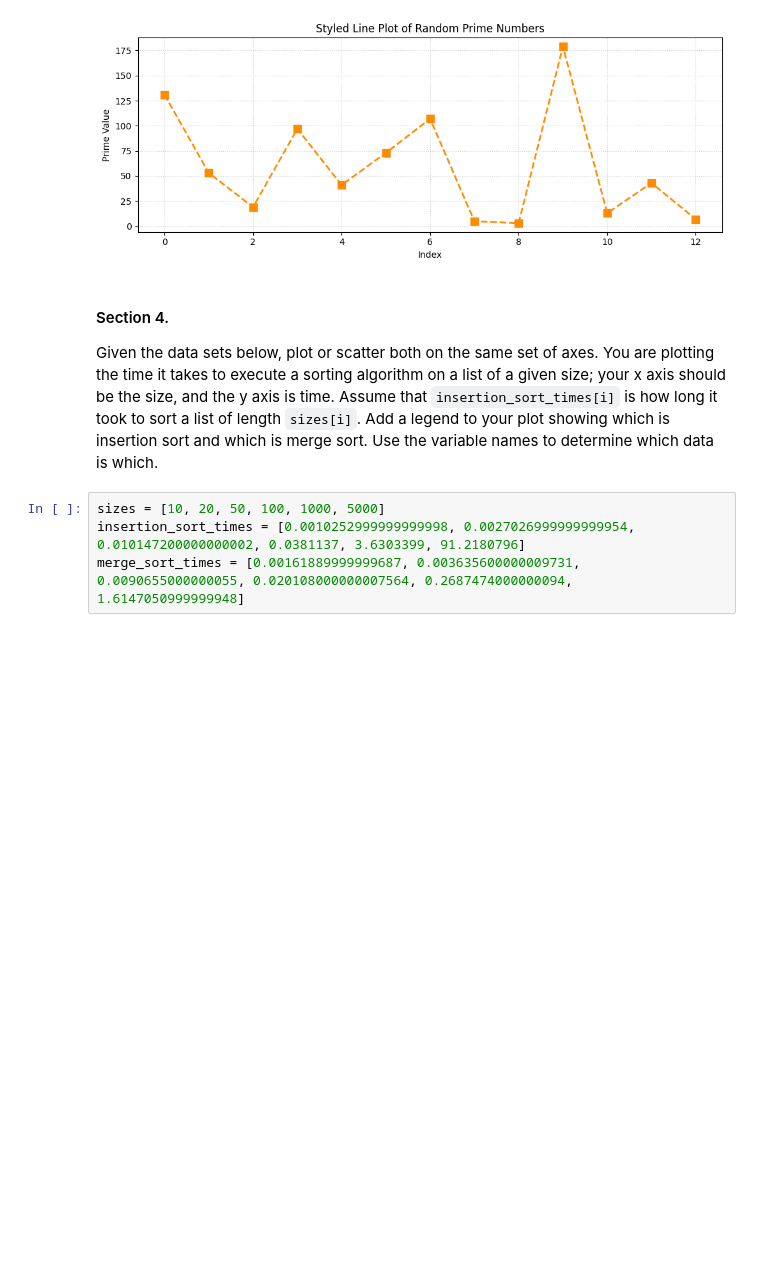
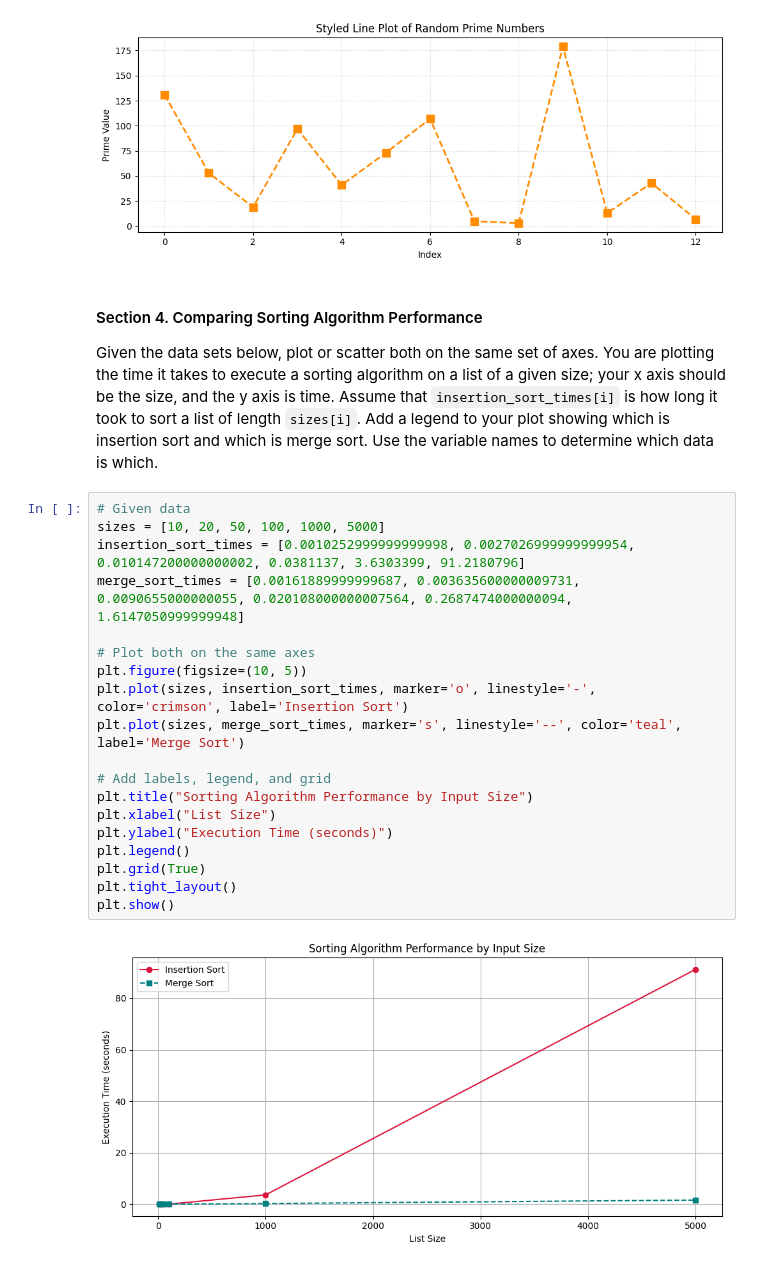
Before and after one commit to Data-Git-Hub/Pyplot, a Jupyter notebook: pyplot.ipynb, the cells around one changed output. Drawn from its saved outputs; the diff is of its cells as text; blank space fills up the shorter version.

```diff
--- a/pyplot.ipynb
+++ b/pyplot.ipynb
@@ -150,10 +150,27 @@ plt.show()
 [figure]
 [figure]
 # %% [markdown]
-#### Section 4.
+#### Section 4. Comparing Sorting Algorithm Performance
 
 Given the data sets below, plot or scatter both on the same set of axes.  You are plotting the time it takes to execute a sorting algorithm on a list of a given size; your x axis should be the size, and the y axis is time.  Assume that `insertion_sort_times[i]` is how long it took to sort a list of length `sizes[i]`.  Add a legend to your plot showing which is insertion sort and which is merge sort.  Use the variable names to determine which data is which. <br>
 # %%
+# Given data
 sizes = [10, 20, 50, 100, 1000, 5000]
 insertion_sort_times = [0.0010252999999999998, 0.0027026999999999954, 0.010147200000000002, 0.0381137, 3.6303399, 91.2180796]
 merge_sort_times = [0.00161889999999687, 0.003635600000009731, 0.0090655000000055, 0.020108000000007564, 0.2687474000000094, 1.6147050999999948]
+
+# Plot both on the same axes
+plt.figure(figsize=(10, 5))
+plt.plot(sizes, insertion_sort_times, marker='o', linestyle='-', color='crimson', label='Insertion Sort')
+plt.plot(sizes, merge_sort_times, marker='s', linestyle='--', color='teal', label='Merge Sort')
+
+# Add labels, legend, and grid
+plt.title("Sorting Algorithm Performance by Input Size")
+plt.xlabel("List Size")
+plt.ylabel("Execution Time (seconds)")
+plt.legend()
+plt.grid(True)
+plt.tight_layout()
+plt.show()
+# %% [output]
+[figure, added]
```
Also changed, not shown: 1 other file.
